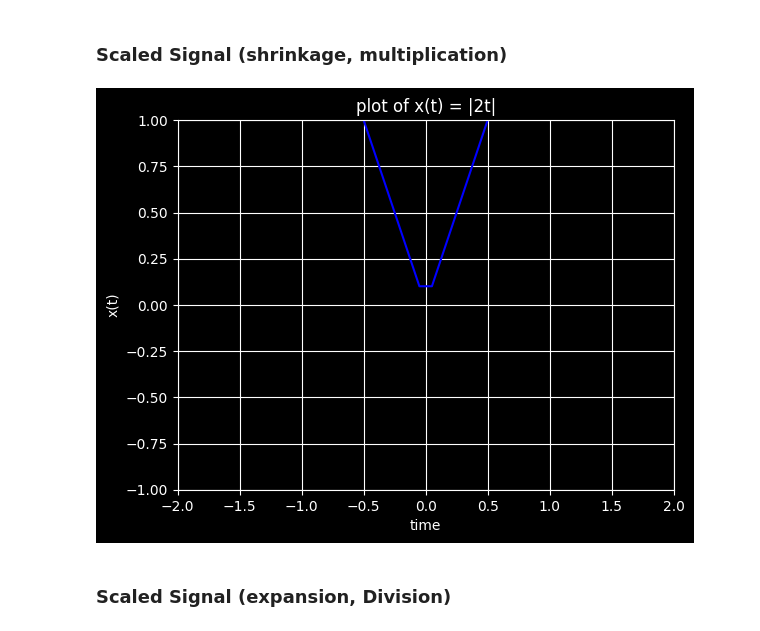
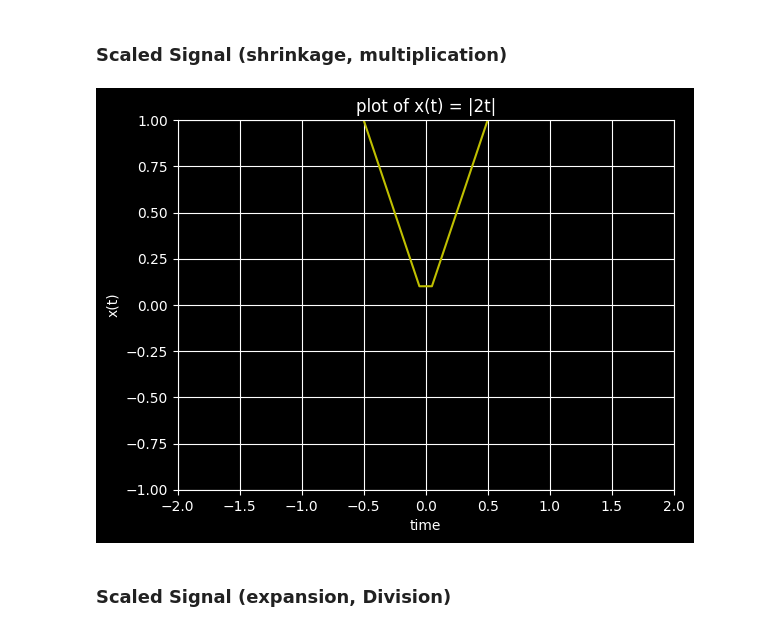
Before and after one commit to KhoshfekrMH/Dr.Ghasemian-s-Signal-Processing-Signal-Plots-with-Jupyter, a Jupyter notebook: Chapter-1/Transform the independent variable/Scaling-Ex1.ipynb, the cells around one changed output. Saved outputs shown, nothing was run; the diff lists cells and outputs as text; code cells hidden in the pictures.

```diff
--- a/Chapter-1/Transform the independent variable/Scaling-Ex1.ipynb
+++ b/Chapter-1/Transform the independent variable/Scaling-Ex1.ipynb
@@ -23,18 +23,18 @@ plt.grid(True)
 # %%
 t = np.linspace(-5, 5, 100)
 y = np.abs(t*2) #by multiply time by 2 Signal will shrink
-plt.plot(t, y, 'b')
+plt.plot(t, y, 'y')
 
 plt.xlim(-2, 2)
 plt.ylim(-1, 1)
 
 plt.title('plot of x(t) = |2t|')
 plt.xlabel('time')
 plt.ylabel('x(t)')
 plt.style.use('dark_background')
 plt.grid(True)
 # %% [output]
-[figure, old version]
+[figure, new version]
 # %% [markdown]
 ### Scaled Signal (expansion, Division)
 # %%
```
Also changed, not shown: parts of 1 cell of this notebook.
